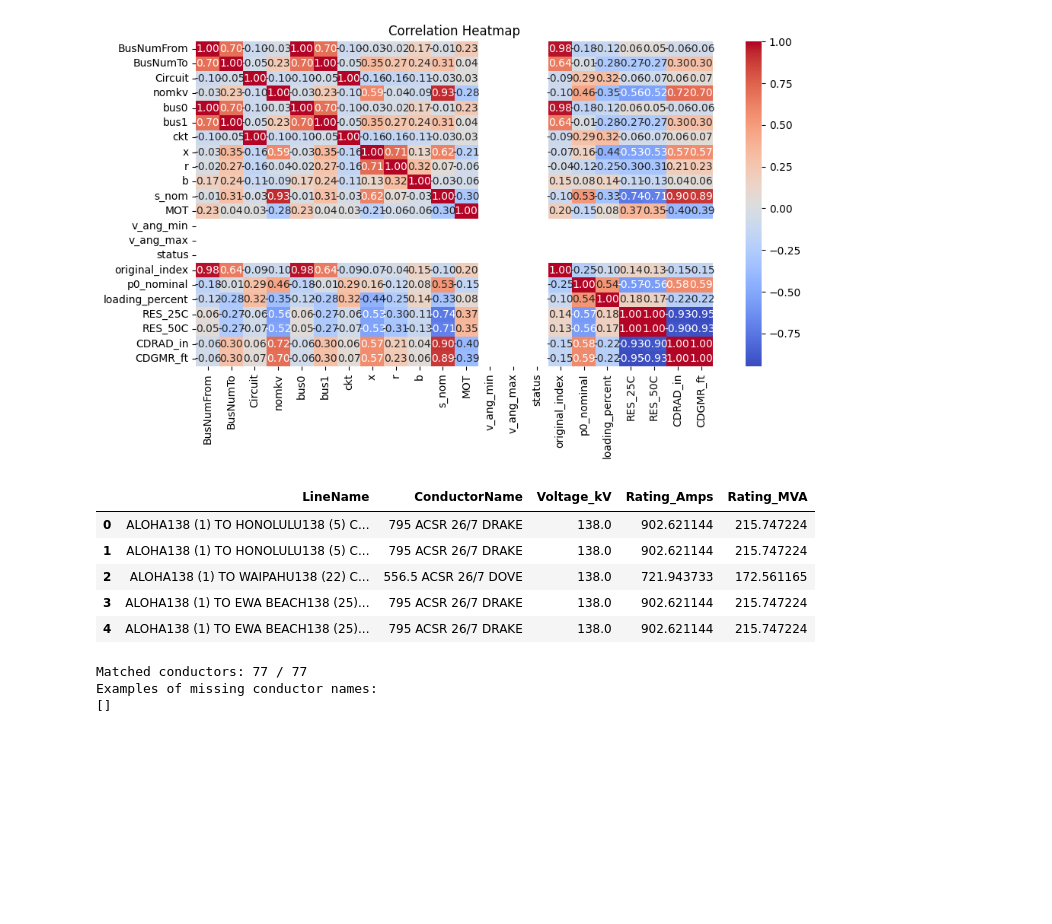
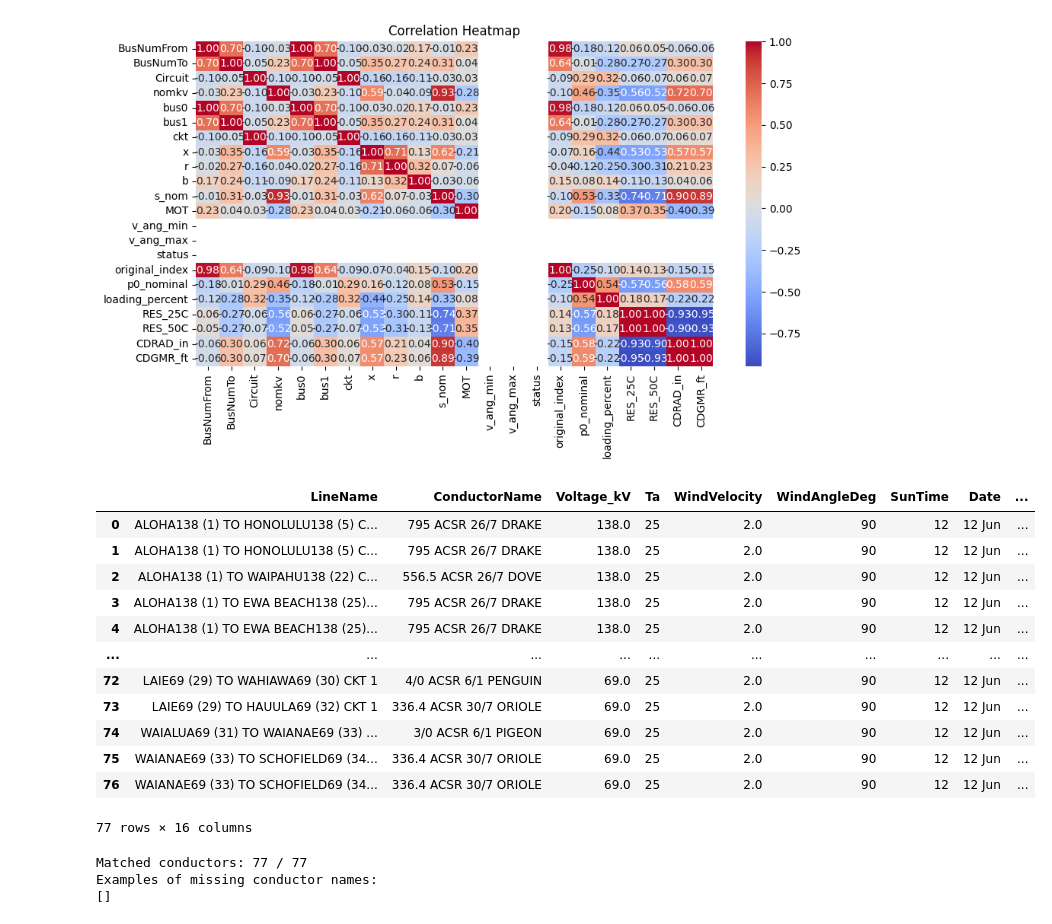
Before and after one commit to AvaS11/HackOHI-O-2025, a Jupyter notebook: newNotebook.ipynb, the cells around one changed output. Drawn from its saved outputs; the diff is of its cells as text; code cells hidden in the pictures; blank space fills up the shorter version.

```diff
--- a/newNotebook.ipynb
+++ b/newNotebook.ipynb
@@ -158,6 +166,17 @@ def calculate_line_ratings(geo_df, ambient_env):
                 'LineName': row.get('LineName', None),
                 'ConductorName': row['ConductorName'],
                 'Voltage_kV': row.get('nomkv', None),
+                'Ta': ambient_env['Ta'],
+                'WindVelocity': ambient_env['WindVelocity'],
+                'WindAngleDeg': ambient_env['WindAngleDeg'],
+                'SunTime': ambient_env['SunTime'],
+                'Date': ambient_env['Date'],
+                'Emissivity': ambient_env['Emissivity'],
+                'Absorptivity': ambient_env['Absorptivity'],
+                'Direction': ambient_env['Direction'],
+                'Atmosphere': ambient_env['Atmosphere'],
+                'Elevation': ambient_env['Elevation'],
+                'Latitude': ambient_env['Latitude'],
                 'Rating_Amps': amps,
                 'Rating_MVA': rating_mva,
             })
@@ -171,34 +190,41 @@ def calculate_line_ratings(geo_df, ambient_env):
 # %%
 # Example ambient environment
 ambient_env = {
     'Ta': 25,
     'WindVelocity': 2.0,
     'WindAngleDeg': 90,
     'SunTime': 12,
     'Date': '12 Jun',
     'Emissivity': 0.8,
     'Absorptivity': 0.8,
     'Direction': 'EastWest',
     'Atmosphere': 'Clear',
     'Elevation': 1000,
-    'Latitude': 27,
+    'Latitude': 22,
 }
 
 # Run the function
 line_ratings_df = calculate_line_ratings(geo_df, ambient_env)
 
 # View the results
-display(line_ratings_df.head())
+display(line_ratings_df)
 
 # Optionally save to file
-#line_ratings_df.to_csv("line_ratings_output.csv", index=False)
+line_ratings_df.to_csv("line_ratings_output34.csv", index=False)
 # %% [output]
-|  | LineName | ConductorName | Voltage_kV | Rating_Amps | Rating_MVA |
-| 0 | ALOHA138 (1) TO HONOLULU138 (5) C... | 795 ACSR 26/7 DRAKE | 138.0 | 902.621144 | 215.747224 |
-| 1 | ALOHA138 (1) TO HONOLULU138 (5) C... | 795 ACSR 26/7 DRAKE | 138.0 | 902.621144 | 215.747224 |
-| 2 | ALOHA138 (1) TO WAIPAHU138 (22) C... | 556.5 ACSR 26/7 DOVE | 138.0 | 721.943733 | 172.561165 |
-| 3 | ALOHA138 (1) TO EWA BEACH138 (25)... | 795 ACSR 26/7 DRAKE | 138.0 | 902.621144 | 215.747224 |
-| 4 | ALOHA138 (1) TO EWA BEACH138 (25)... | 795 ACSR 26/7 DRAKE | 138.0 | 902.621144 | 215.747224 |
+|  | LineName | ConductorName | Voltage_kV | Ta | WindVelocity | WindAngleDeg | SunTime | Date | ... |
+| 0 | ALOHA138 (1) TO HONOLULU138 (5) C... | 795 ACSR 26/7 DRAKE | 138.0 | 25 | 2.0 | 90 | 12 | 12 Jun | ... |
+| 1 | ALOHA138 (1) TO HONOLULU138 (5) C... | 795 ACSR 26/7 DRAKE | 138.0 | 25 | 2.0 | 90 | 12 | 12 Jun | ... |
+| 2 | ALOHA138 (1) TO WAIPAHU138 (22) C... | 556.5 ACSR 26/7 DOVE | 138.0 | 25 | 2.0 | 90 | 12 | 12 Jun | ... |
+| 3 | ALOHA138 (1) TO EWA BEACH138 (25)... | 795 ACSR 26/7 DRAKE | 138.0 | 25 | 2.0 | 90 | 12 | 12 Jun | ... |
+| 4 | ALOHA138 (1) TO EWA BEACH138 (25)... | 795 ACSR 26/7 DRAKE | 138.0 | 25 | 2.0 | 90 | 12 | 12 Jun | ... |
+| ... | ... | ... | ... | ... | ... | ... | ... | ... | ... |
+| 72 | LAIE69 (29) TO WAHIAWA69 (30) CKT 1 | 4/0 ACSR 6/1 PENGUIN | 69.0 | 25 | 2.0 | 90 | 12 | 12 Jun | ... |
+| 73 | LAIE69 (29) TO HAUULA69 (32) CKT 1 | 336.4 ACSR 30/7 ORIOLE | 69.0 | 25 | 2.0 | 90 | 12 | 12 Jun | ... |
+| 74 | WAIALUA69 (31) TO WAIANAE69 (33) ... | 3/0 ACSR 6/1 PIGEON | 69.0 | 25 | 2.0 | 90 | 12 | 12 Jun | ... |
+| 75 | WAIANAE69 (33) TO SCHOFIELD69 (34... | 336.4 ACSR 30/7 ORIOLE | 69.0 | 25 | 2.0 | 90 | 12 | 12 Jun | ... |
+| 76 | WAIANAE69 (33) TO SCHOFIELD69 (34... | 336.4 ACSR 30/7 ORIOLE | 69.0 | 25 | 2.0 | 90 | 12 | 12 Jun | ... |
+77 rows × 16 columns
 # %%
 # Check how many actually matched
 print(f"Matched conductors: {merged['ConductorName'].notna().sum()} / {len(df)}")
```
Also changed, not shown: parts of 6 cells of this notebook, 37 other files.
